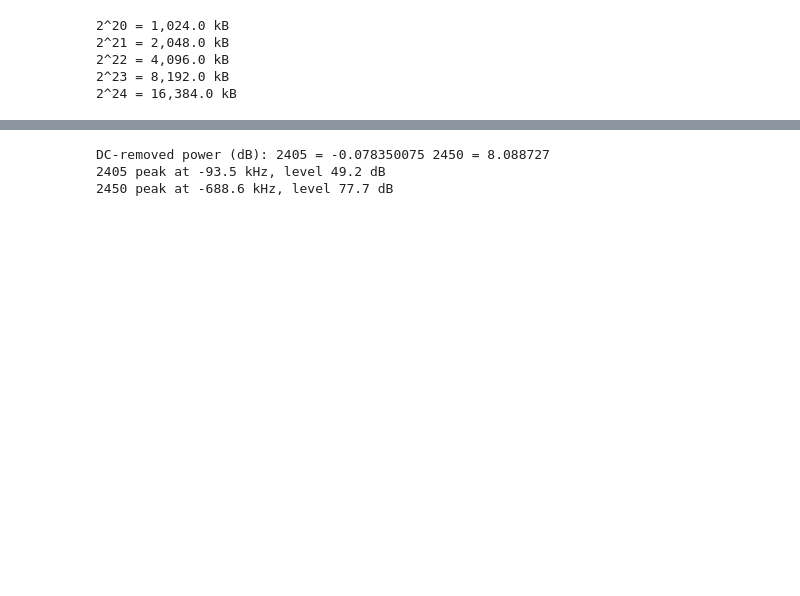
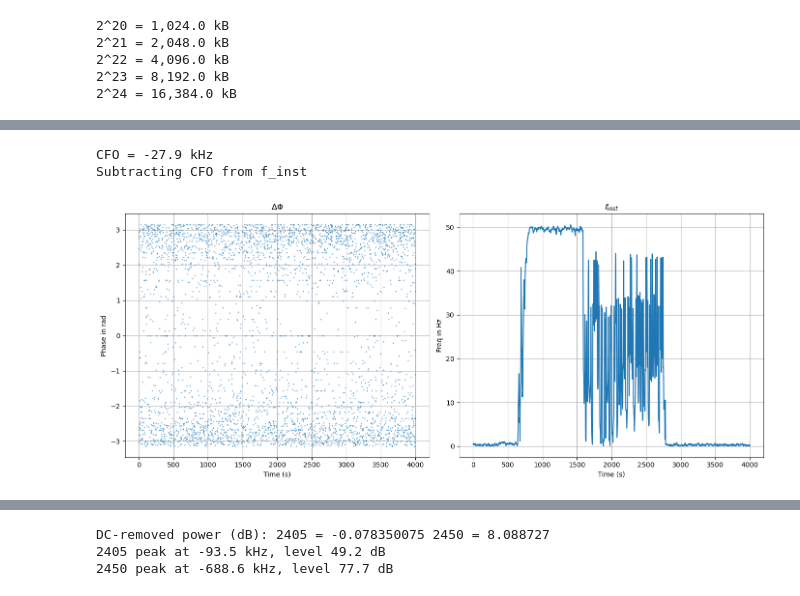
Before and after one commit to civcode/ftdi232h-i2c-jupyter-notebooks, a Jupyter notebook: Pluto-Capture.ipynb, the cells around one changed output, grey strips where cells are left out. Cells and saved outputs as stored; diff of their text form; code cells hidden in the pictures; blank space fills up the shorter version.

```diff
--- a/Pluto-Capture.ipynb
+++ b/Pluto-Capture.ipynb
@@ -381,0 +396,50 @@ plt.plot(np.abs(x)[:15000])
+# %%
+samp_rate = 1.92e6
+Fs = samp_rate
+
+dphi = np.angle(iq[1:] * np.conj(iq[:-1]))   # in (-pi, pi]
+# instantaneous frequency includes Carrier Frequency Offset
+inst_freq = (Fs/(2*np.pi)) * dphi
+cfo = np.mean(inst_freq)
+print("CFO = {:.1f} kHz".format(cfo/1000))
+print("Subtracting CFO from f_inst")
+
+# Subtract CFO
+inst_freq -= cfo
+# %% [output]
+CFO = -27.9 kHz
+Subtracting CFO from f_inst
+# %%
+start = 000
+end = 4000
+
+fig_size = (14, 6)
+marker_size = 1
+
+fig, (ax1, ax2) = plt.subplots(1, 2, figsize=fig_size)
+
+# Left subplot: IQ
+ax1.plot(dphi[start:end], '.', markersize=marker_size)
+ax1.set_xlabel("Time (s)")
+ax1.set_ylabel("Phase in rad")
+ax1.set_title("$\Delta\Phi$")
+ax1.grid(True)
+
+# Right subplot: Magnitude
+# ax2.plot(inst_freq[start:end], '-')
+# ax2.set_xlabel("Time (s)")
+# ax2.set_ylabel("Freq in Hz")
+# ax2.set_title("$f_{inst}$")
+# ax2.grid(True)
+
+ax2.plot(np.abs(x_filt)[start:end], '-')
+ax2.set_xlabel("Time (s)")
+ax2.set_ylabel("Freq in Hz")
+ax2.set_title("$f_{inst}$")
+ax2.grid(True)
+
+
+plt.tight_layout()
+plt.show()
+# %% [output]
+[figure, added]
```
Also changed, not shown: parts of 22 cells of this notebook.
